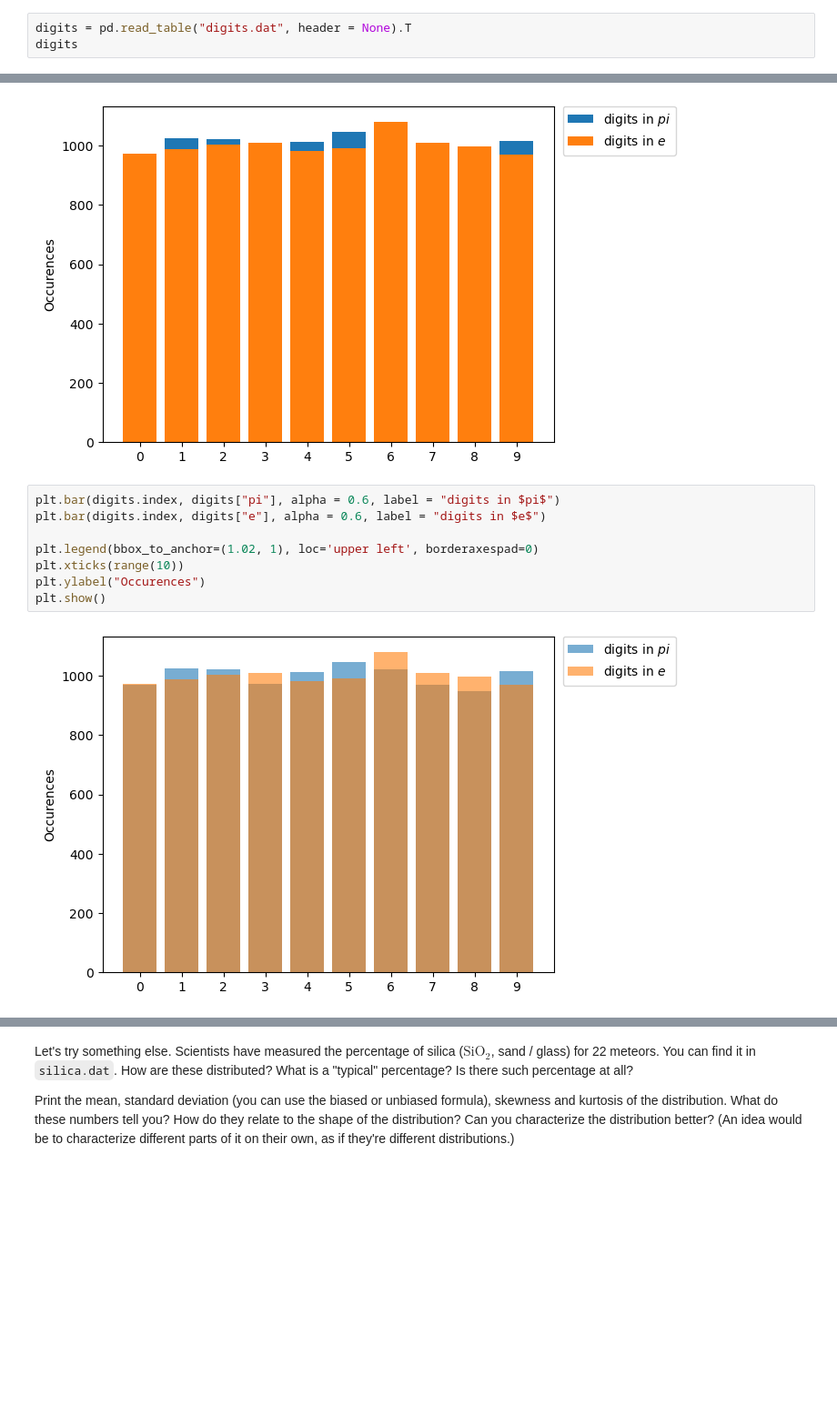
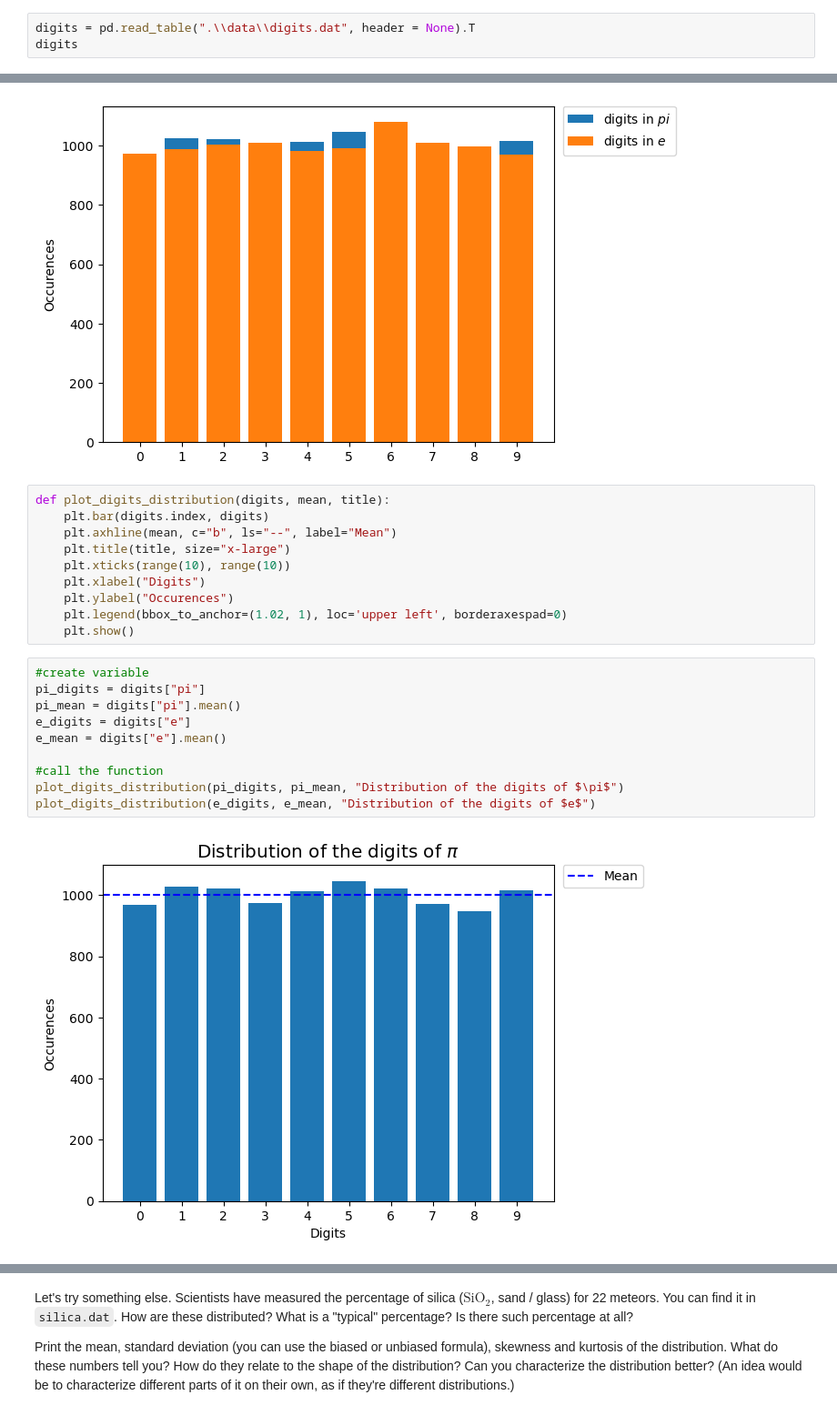
Before and after one commit to mstoychev/Math-Concepts-for-Developers, a Jupyter notebook: 6. Statistics/2. Exercises/Statistics Exercise.ipynb, the cells around one changed output, grey strips where cells are left out. Shown at 91% size. Saved outputs shown, nothing was run; the diff lists cells and outputs as text; blank space fills up the shorter version.

```diff
--- a/6. Statistics/2. Exercises/Statistics Exercise.ipynb
+++ b/6. Statistics/2. Exercises/Statistics Exercise.ipynb
@@ -39,7 +40,7 @@ To do this, we can create a "bar chart" (using `plt.bar()`). We have to provide
 
 We can see that even the simplest datasets sometimes need a bit of preprocessing. This is always the case when we're working with data.
 # %%
-digits = pd.read_table("digits.dat", header = None).T
+digits = pd.read_table(".\\data\\digits.dat", header = None).T
 digits
 # %% [output]
 |  | 0 | 1 |
@@ -78,13 +79,25 @@ plt.ylabel("Occurences")
 plt.show()
 # %% [output]
 [figure]
-# %%
-plt.bar(digits.index, digits["pi"], alpha = 0.6, label = "digits in $pi$")
-plt.bar(digits.index, digits["e"], alpha = 0.6, label = "digits in $e$")
-
-plt.legend(bbox_to_anchor=(1.02, 1), loc='upper left', borderaxespad=0)
-plt.xticks(range(10))
-plt.ylabel("Occurences")
-plt.show()
-# %% [output]
-[figure, removed]
+# %%
+def plot_digits_distribution(digits, mean, title):
+    plt.bar(digits.index, digits)
+    plt.axhline(mean, c="b", ls="--", label="Mean")
+    plt.title(title, size="x-large")
+    plt.xticks(range(10), range(10))
+    plt.xlabel("Digits")
+    plt.ylabel("Occurences")
+    plt.legend(bbox_to_anchor=(1.02, 1), loc='upper left', borderaxespad=0)
+    plt.show()
+# %%
+#create variable
+pi_digits = digits["pi"]
+pi_mean = digits["pi"].mean()
+e_digits = digits["e"]
+e_mean = digits["e"].mean()
+
+#call the function
+plot_digits_distribution(pi_digits, pi_mean, "Distribution of the digits of $\pi$")
+plot_digits_distribution(e_digits, e_mean, "Distribution of the digits of $e$")
+# %% [output]
+[figure, added]
```
Also changed, not shown: parts of 17 cells of this notebook.
